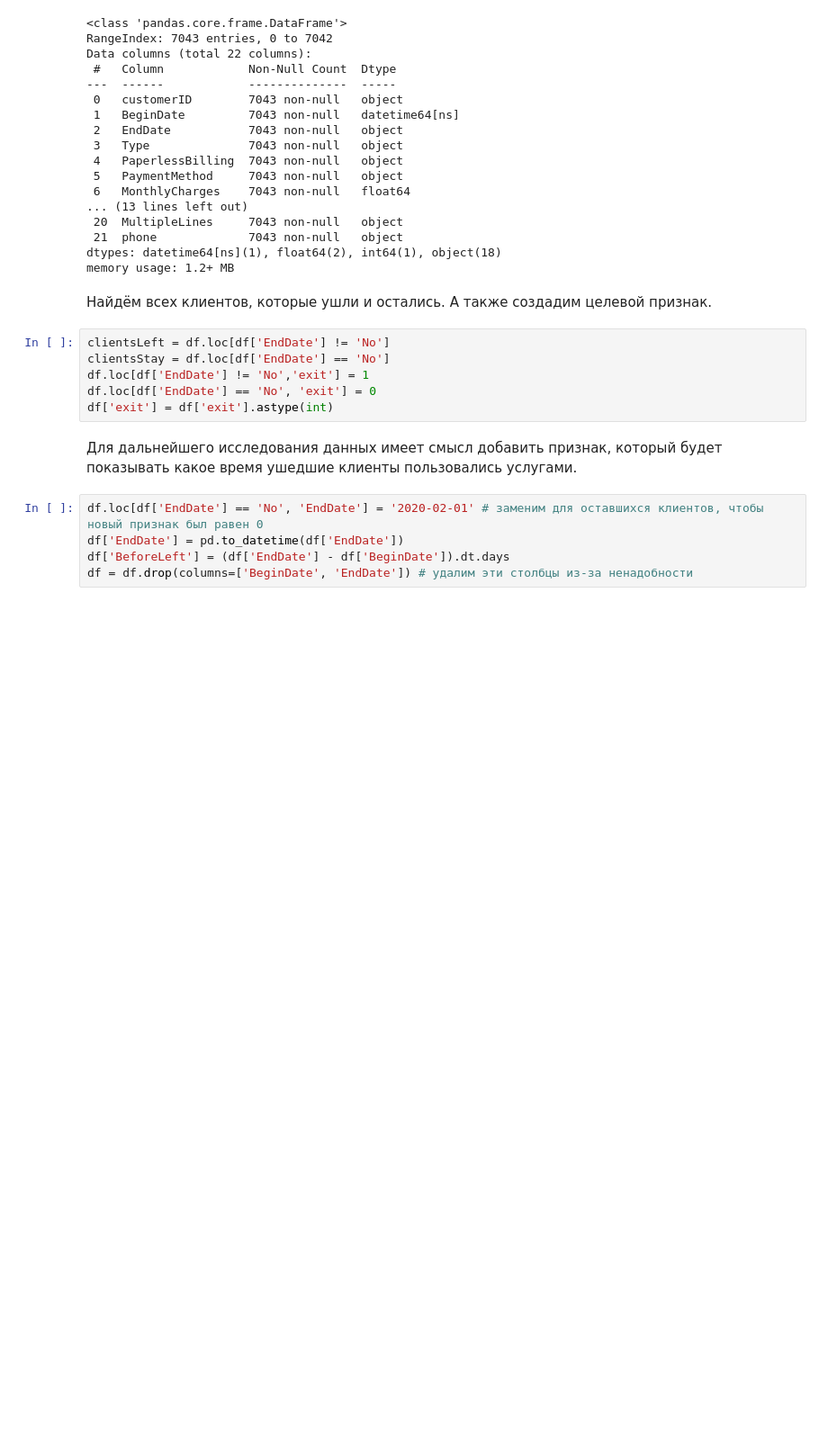
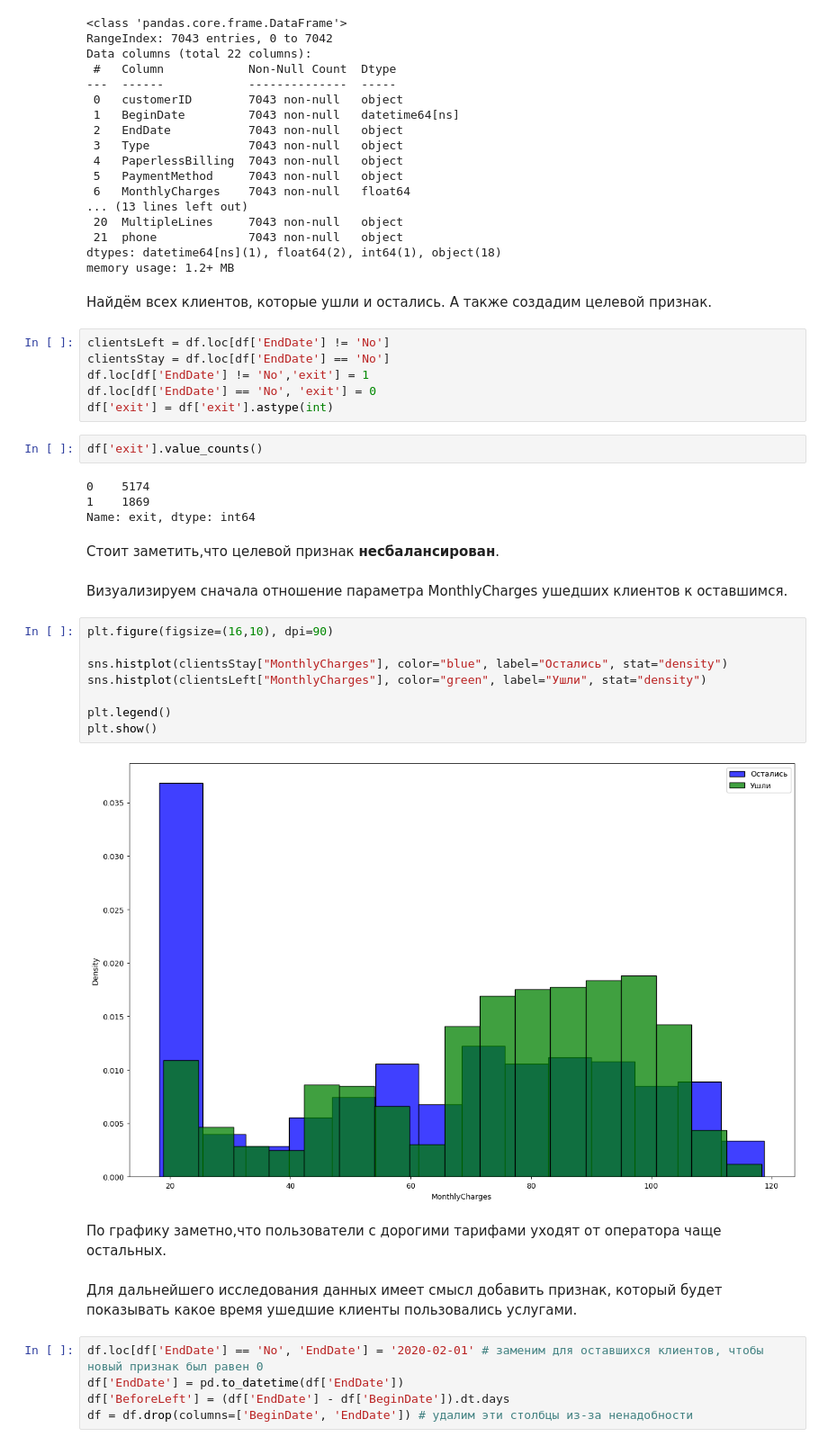
Before and after one commit to KABA4EEGGG/Customer-churn-analysis, a Jupyter notebook: project.ipynb, the cells around one changed output. Shown at 90% size. Cells and saved outputs as stored; diff of their text form; blank space fills up the shorter version.

```diff
--- a/project.ipynb
+++ b/project.ipynb
@@ -228,6 +245,28 @@ clientsStay = df.loc[df['EndDate'] == 'No']
 df.loc[df['EndDate'] != 'No','exit'] = 1
 df.loc[df['EndDate'] == 'No', 'exit'] = 0
 df['exit'] = df['exit'].astype(int)
+# %%
+df['exit'].value_counts()
+# %% [output]
+0    5174
+1    1869
+Name: exit, dtype: int64
+# %% [markdown]
+Стоит заметить,что целевой признак **несбалансирован**.
+# %% [markdown]
+Визуализируем сначала отношение параметра MonthlyCharges ушедших клиентов к оставшимся.
+# %%
+plt.figure(figsize=(16,10), dpi=90)
+
+sns.histplot(clientsStay["MonthlyCharges"], color="blue", label="Остались", stat="density")
+sns.histplot(clientsLeft["MonthlyCharges"], color="green", label="Ушли", stat="density")
+
+plt.legend()
+plt.show()
+# %% [output]
+[figure, added]
+# %% [markdown]
+По графику заметно,что пользователи с дорогими тарифами уходят от оператора чаще остальных.
 # %% [markdown]
 Для дальнейшего исследования данных имеет смысл добавить признак, который будет показывать какое время ушедшие клиенты пользовались услугами.
 # %%
```
Also changed, not shown: parts of 25 cells of this notebook, 5 other files.
